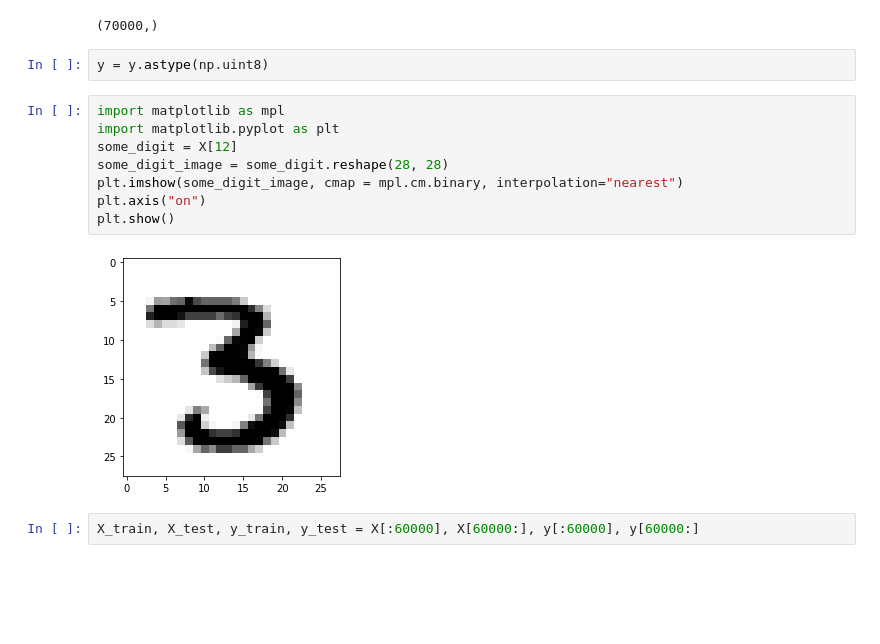
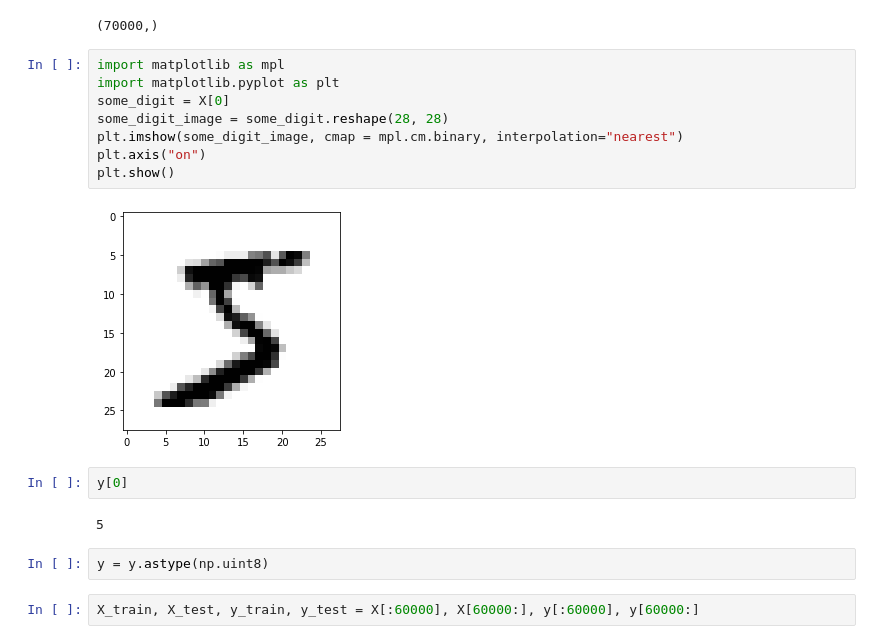
Before and after one commit to haritsaxena/ml_analytics, a Jupyter notebook: ch3-logistic/mnst.ipynb, the cells around one changed output. Cells and saved outputs as stored; diff of their text form; blank space fills up the shorter version.

```diff
--- a/ch3-logistic/mnst.ipynb
+++ b/ch3-logistic/mnst.ipynb
@@ -15,18 +15,22 @@ X.shape
 y.shape
 # %% [output]
 (70000,)
+# %%
+import matplotlib as mpl
+import matplotlib.pyplot as plt
+some_digit = X[0]
+some_digit_image = some_digit.reshape(28, 28)
+plt.imshow(some_digit_image, cmap = mpl.cm.binary, interpolation="nearest")
+plt.axis("on")
+plt.show()
+# %% [output]
+[figure, added]
+# %%
+y[0]
+# %% [output]
+5
 # %%
 y = y.astype(np.uint8)
-# %%
-import matplotlib as mpl
-import matplotlib.pyplot as plt
-some_digit = X[12]
-some_digit_image = some_digit.reshape(28, 28)
-plt.imshow(some_digit_image, cmap = mpl.cm.binary, interpolation="nearest")
-plt.axis("on")
-plt.show()
-# %% [output]
-[figure, removed]
 # %%
 X_train, X_test, y_train, y_test = X[:60000], X[60000:], y[:60000], y[60000:]
 # %%
```
Also changed, not shown: parts of 28 cells of this notebook, 16 other files.
